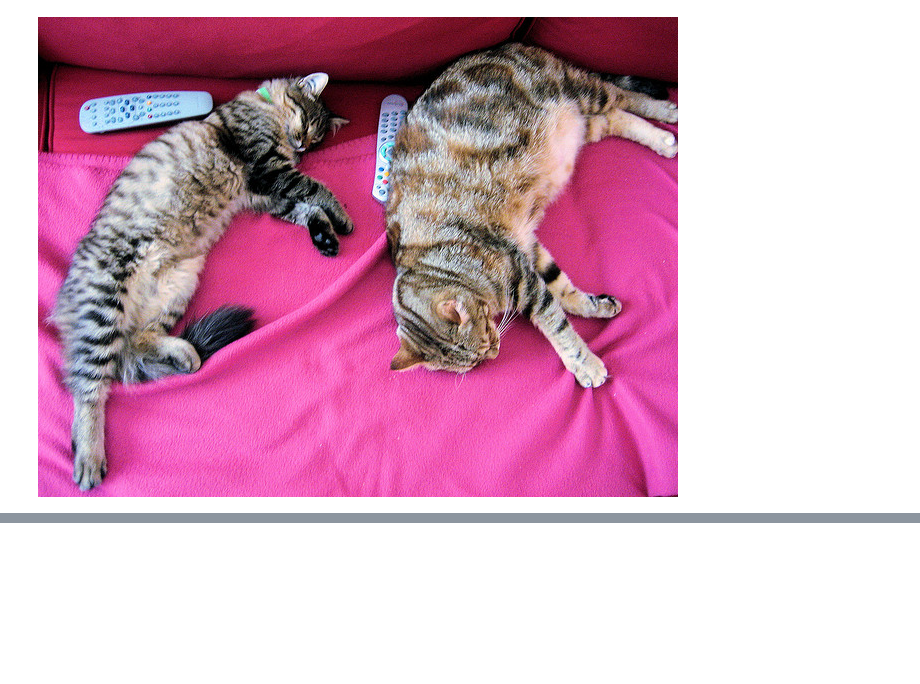
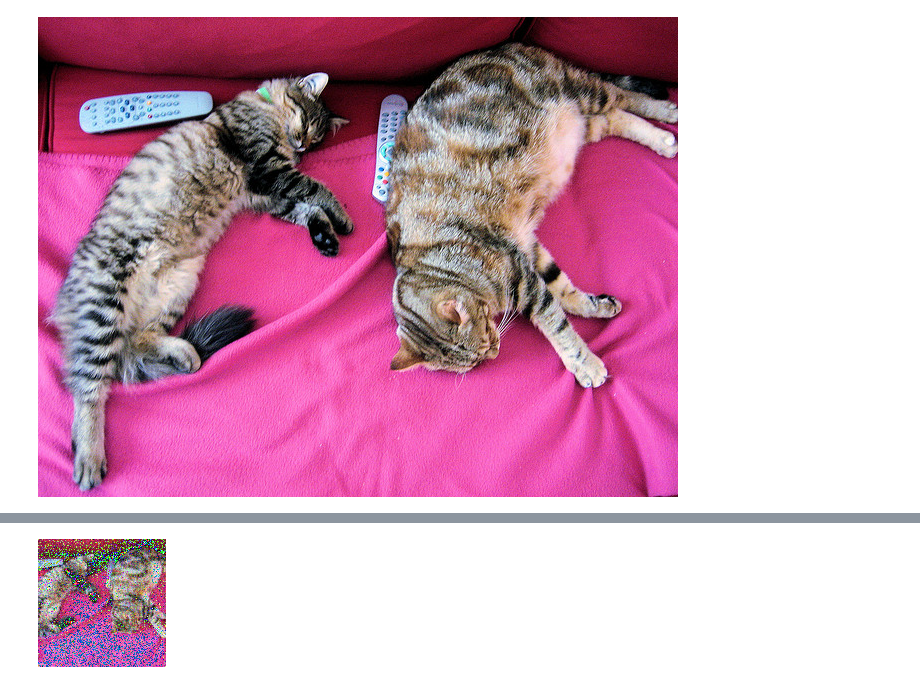
Before and after one commit to shreshthsaini/SR-DDPM, a Jupyter notebook: diffusion_model.ipynb, the cells around one changed output, grey strips where cells are left out. Drawn from its saved outputs; the diff is of its cells as text; code cells hidden in the pictures; blank space fills up the shorter version.

```diff
--- a/diffusion_model.ipynb
+++ b/diffusion_model.ipynb
@@ -35,0 +68,18 @@ image
+# %%
+# Testing on time step = T
+
+def get_noisy_image(x_start, t):
+  # add noise
+  x_noisy = q_sample(x_start, t=t)
+
+  # turn back into PIL image
+  noisy_image = reverse_transform(x_noisy.squeeze())
+
+  return noisy_image
+# %%
+# take time step
+t = torch.tensor([40])
+
+get_noisy_image(x_start, t)
+# %% [output]
+[figure, added]
```
Also changed, not shown: parts of 7 cells of this notebook, 5 other files.
